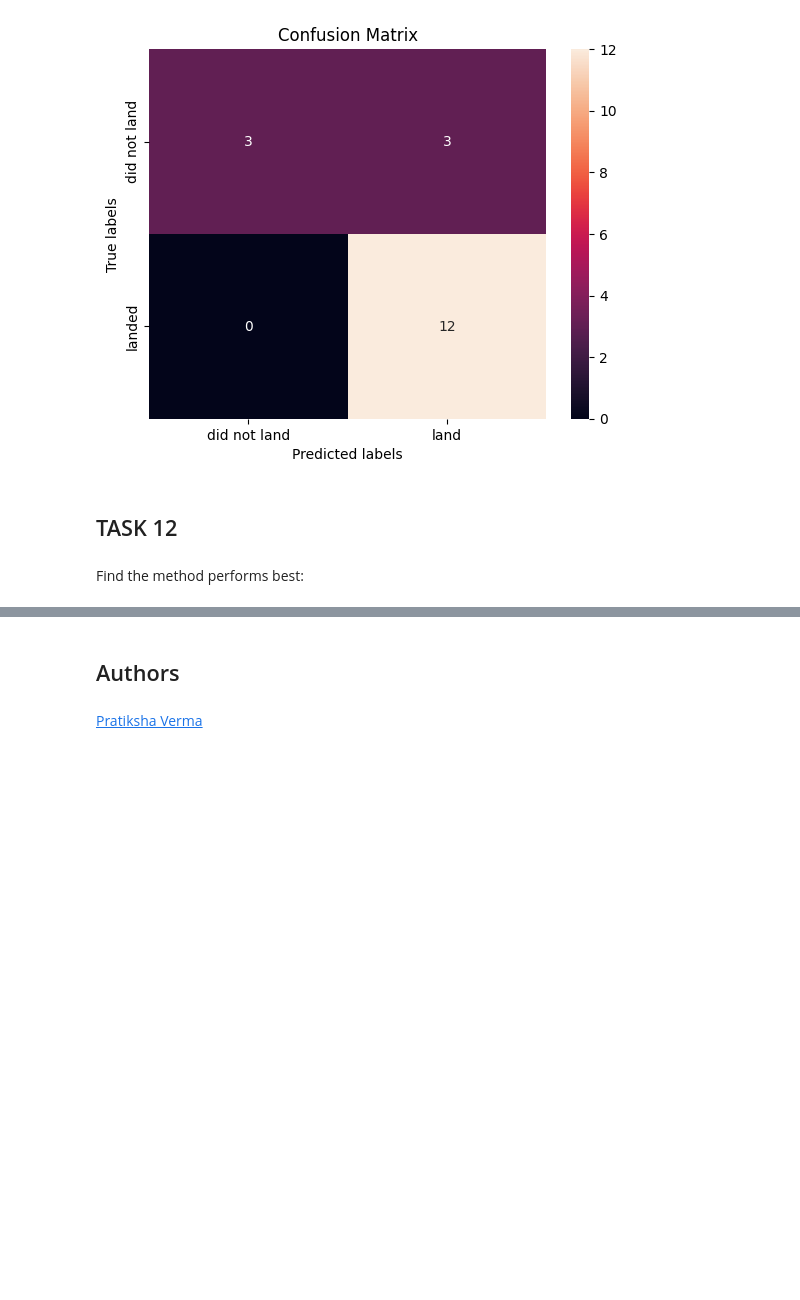
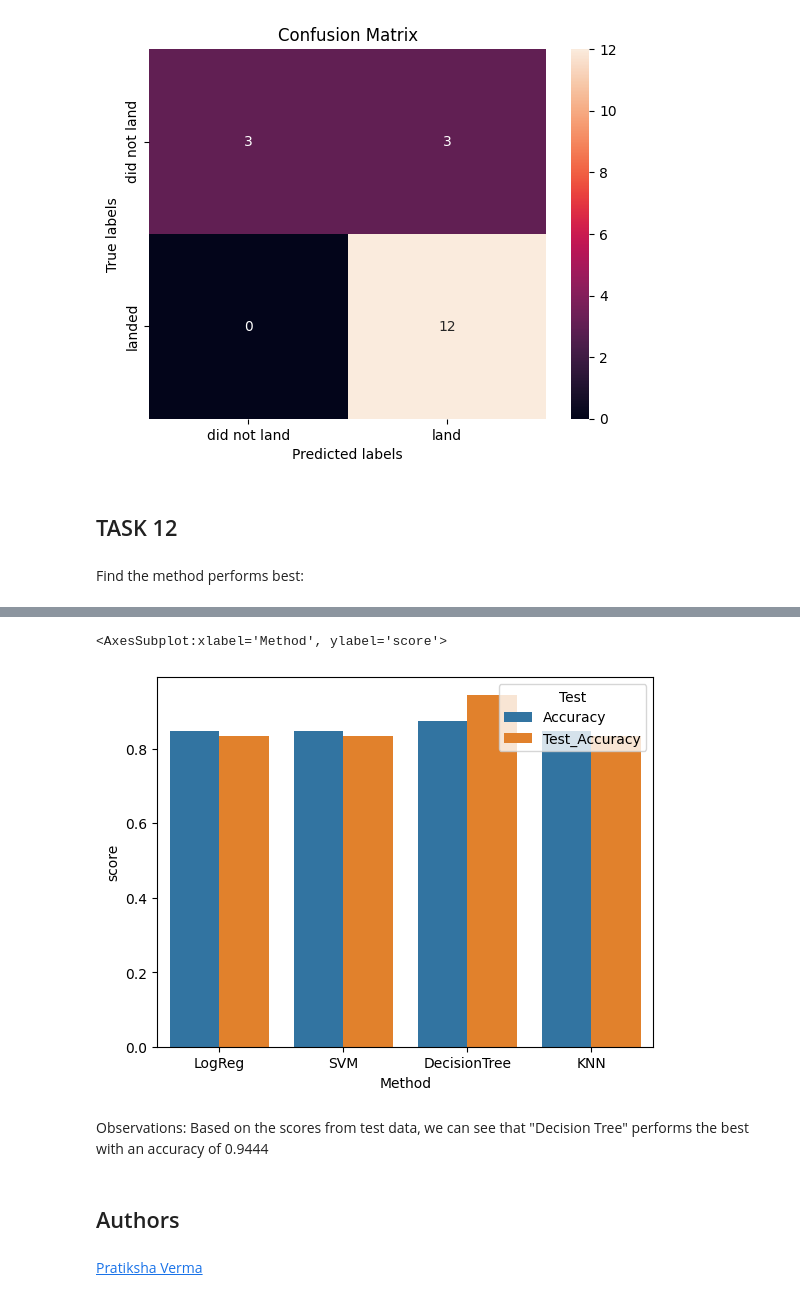
Before and after one commit to pinki999/DS, a Jupyter notebook: MachineLearningPrediction.ipynb, the cells around one changed output, grey strips where cells are left out. Drawn from its saved outputs; the diff is of its cells as text; code cells hidden in the pictures; blank space fills up the shorter version.

```diff
--- a/MachineLearningPrediction.ipynb
+++ b/MachineLearningPrediction.ipynb
@@ -421,0 +331,11 @@ However, when we consider training data or all the data together then support ve
+# %%
+LogReg=[logreg_cv.best_score_.round(4), logreg_score.round(4)]
+SVM=[svm_cv.best_score_.round(4), svm_score.round(4)]
+DecisionTree=[tree_cv.best_score_.round(4), tree_cv_score.round(4)]
+KNN=[knn_cv.best_score_.round(4), knn_score.round(4)]
+
+report=pd.DataFrame(np.array([LogReg, SVM, DecisionTree, KNN]),
+                   columns=['Accuracy', 'Test_Accuracy'],
+                   index=['LogReg', 'SVM', 'DecisionTree', 'KNN'])
+
+report
@@ -422,3 +348,14 @@ However, when we consider training data or all the data together then support ve
+# %%
+report.index.name = 'Method'
+report.reset_index(inplace=True)
+# %%
+plot_df=pd.melt(report, id_vars="Method", value_vars=['Accuracy', 'Test_Accuracy'], var_name='Test', value_name='score')
+sns.barplot(data=plot_df, x='Method', y='score', hue='Test')
+# %% [output]
+<AxesSubplot:xlabel='Method', ylabel='score'>
+[figure, added]
+# %% [markdown]
+Observations: Based on the scores from test data, we can see that "Decision Tree" performs the best with an accuracy of 0.9444
 # %% [markdown]
 ## Authors
 # %% [markdown]
```
Also changed, not shown: parts of 8 cells of this notebook.
